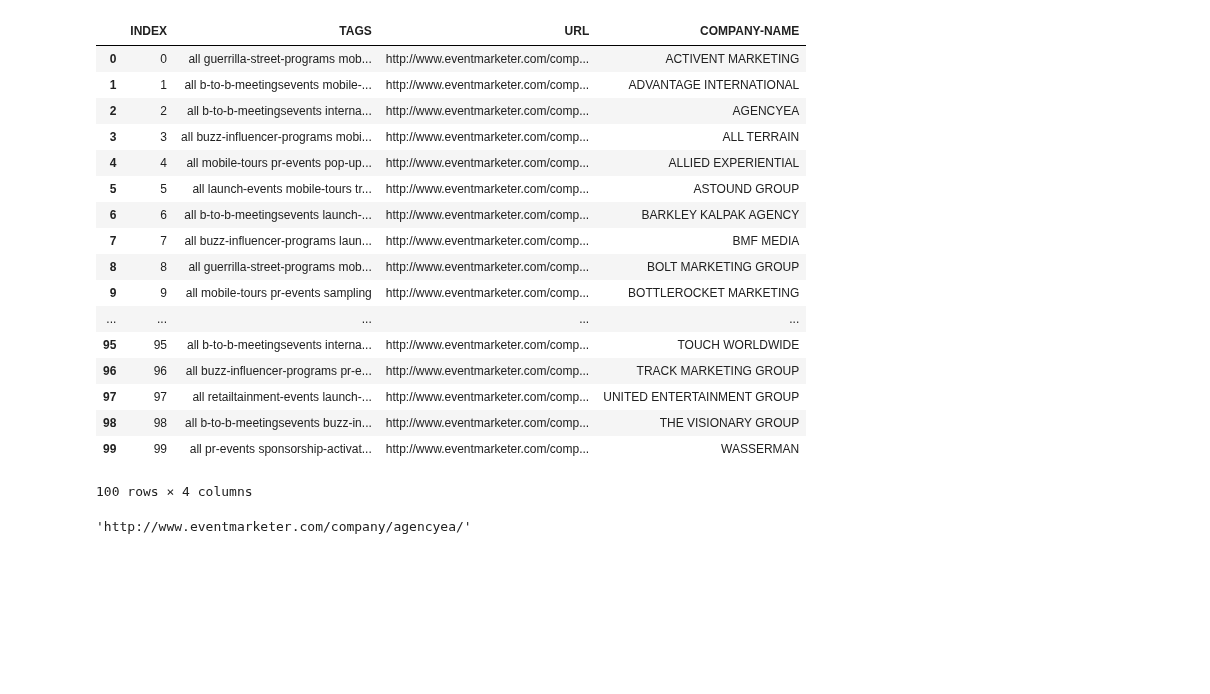
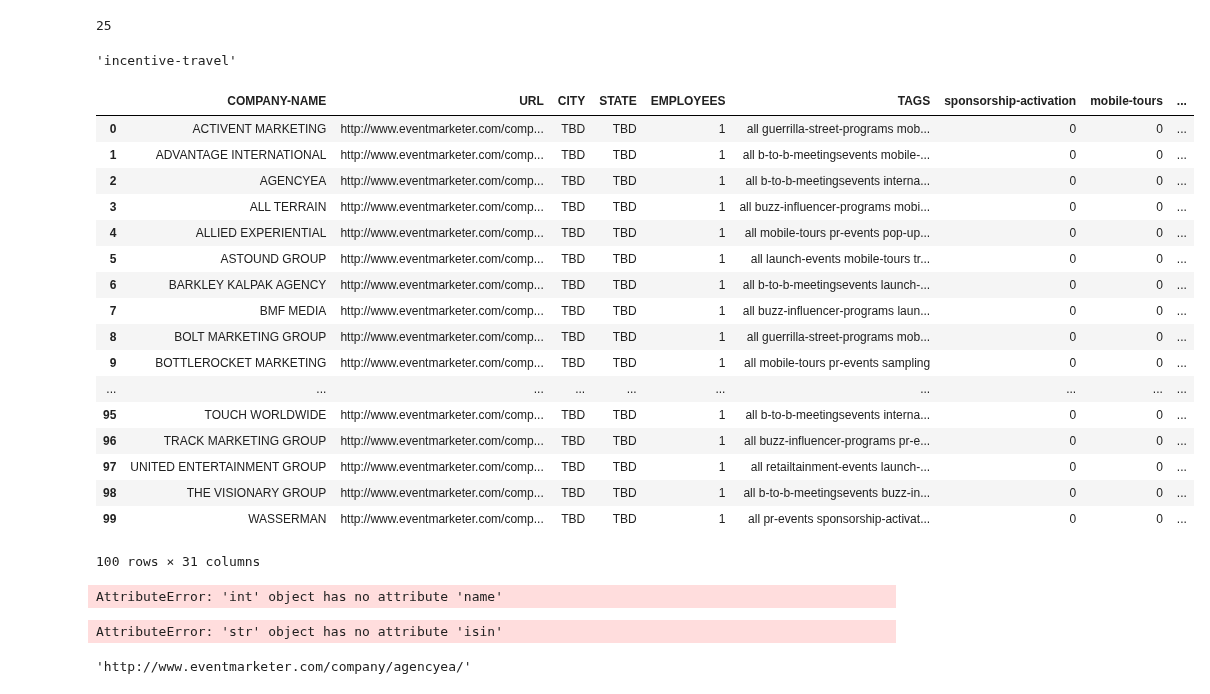
Before and after one commit to xthomas/dataviz, a Jupyter notebook: eventmarketer/IT List URLs.ipynb, the cells around one changed output. Saved outputs shown, nothing was run; the diff lists cells and outputs as text; code cells hidden in the pictures; blank space fills up the shorter version.

Commit message:
Wasted an hour trying to figure out how to fill the columns

```diff
--- a/eventmarketer/IT List URLs.ipynb
+++ b/eventmarketer/IT List URLs.ipynb
@@ -7,0 +30,8 @@ import urllib
+# %%
+len(types)
+# %% [output]
+25
+# %%
+types[24]
+# %% [output]
+'incentive-travel'
@@ -13,25 +50,33 @@ def tagSeries(x):
     for tag in tags:
         activation_types.append(tag)
 # %%
-raw='./data/it-list.csv'
+raw='./data/it-list-2.csv'
 df = pd.read_csv(raw)
 df
 # %% [output]
-|  | INDEX | TAGS | URL | COMPANY-NAME |
-| 0 | 0 | all guerrilla-street-programs mob... | http://www.eventmarketer.com/comp... | ACTIVENT MARKETING |
-| 1 | 1 | all b-to-b-meetingsevents mobile-... | http://www.eventmarketer.com/comp... | ADVANTAGE INTERNATIONAL |
-| 2 | 2 | all b-to-b-meetingsevents interna... | http://www.eventmarketer.com/comp... | AGENCYEA |
-| 3 | 3 | all buzz-influencer-programs mobi... | http://www.eventmarketer.com/comp... | ALL TERRAIN |
-| 4 | 4 | all mobile-tours pr-events pop-up... | http://www.eventmarketer.com/comp... | ALLIED EXPERIENTIAL |
-| 5 | 5 | all launch-events mobile-tours tr... | http://www.eventmarketer.com/comp... | ASTOUND GROUP |
-| 6 | 6 | all b-to-b-meetingsevents launch-... | http://www.eventmarketer.com/comp... | BARKLEY KALPAK AGENCY |
-| 7 | 7 | all buzz-influencer-programs laun... | http://www.eventmarketer.com/comp... | BMF MEDIA |
-| 8 | 8 | all guerrilla-street-programs mob... | http://www.eventmarketer.com/comp... | BOLT MARKETING GROUP |
-| 9 | 9 | all mobile-tours pr-events sampling | http://www.eventmarketer.com/comp... | BOTTLEROCKET MARKETING |
-| ... | ... | ... | ... | ... |
-| 95 | 95 | all b-to-b-meetingsevents interna... | http://www.eventmarketer.com/comp... | TOUCH WORLDWIDE |
-| 96 | 96 | all buzz-influencer-programs pr-e... | http://www.eventmarketer.com/comp... | TRACK MARKETING GROUP |
-| 97 | 97 | all retailtainment-events launch-... | http://www.eventmarketer.com/comp... | UNITED ENTERTAINMENT GROUP |
-| 98 | 98 | all b-to-b-meetingsevents buzz-in... | http://www.eventmarketer.com/comp... | THE VISIONARY GROUP |
-| 99 | 99 | all pr-events sponsorship-activat... | http://www.eventmarketer.com/comp... | WASSERMAN |
+|  | COMPANY-NAME | URL | CITY | STATE | EMPLOYEES | TAGS | sponsorship-activation | mobile-tours | ... |
+| 0 | ACTIVENT MARKETING | http://www.eventmarketer.com/comp... | TBD | TBD | 1 | all guerrilla-street-programs mob... | 0 | 0 | ... |
+| 1 | ADVANTAGE INTERNATIONAL | http://www.eventmarketer.com/comp... | TBD | TBD | 1 | all b-to-b-meetingsevents mobile-... | 0 | 0 | ... |
+| 2 | AGENCYEA | http://www.eventmarketer.com/comp... | TBD | TBD | 1 | all b-to-b-meetingsevents interna... | 0 | 0 | ... |
+| 3 | ALL TERRAIN | http://www.eventmarketer.com/comp... | TBD | TBD | 1 | all buzz-influencer-programs mobi... | 0 | 0 | ... |
+| 4 | ALLIED EXPERIENTIAL | http://www.eventmarketer.com/comp... | TBD | TBD | 1 | all mobile-tours pr-events pop-up... | 0 | 0 | ... |
+| 5 | ASTOUND GROUP | http://www.eventmarketer.com/comp... | TBD | TBD | 1 | all launch-events mobile-tours tr... | 0 | 0 | ... |
+| 6 | BARKLEY KALPAK AGENCY | http://www.eventmarketer.com/comp... | TBD | TBD | 1 | all b-to-b-meetingsevents launch-... | 0 | 0 | ... |
+| 7 | BMF MEDIA | http://www.eventmarketer.com/comp... | TBD | TBD | 1 | all buzz-influencer-programs laun... | 0 | 0 | ... |
+| 8 | BOLT MARKETING GROUP | http://www.eventmarketer.com/comp... | TBD | TBD | 1 | all guerrilla-street-programs mob... | 0 | 0 | ... |
+| 9 | BOTTLEROCKET MARKETING | http://www.eventmarketer.com/comp... | TBD | TBD | 1 | all mobile-tours pr-events sampling | 0 | 0 | ... |
+| ... | ... | ... | ... | ... | ... | ... | ... | ... | ... |
+| 95 | TOUCH WORLDWIDE | http://www.eventmarketer.com/comp... | TBD | TBD | 1 | all b-to-b-meetingsevents interna... | 0 | 0 | ... |
+| 96 | TRACK MARKETING GROUP | http://www.eventmarketer.com/comp... | TBD | TBD | 1 | all buzz-influencer-programs pr-e... | 0 | 0 | ... |
+| 97 | UNITED ENTERTAINMENT GROUP | http://www.eventmarketer.com/comp... | TBD | TBD | 1 | all retailtainment-events launch-... | 0 | 0 | ... |
+| 98 | THE VISIONARY GROUP | http://www.eventmarketer.com/comp... | TBD | TBD | 1 | all b-to-b-meetingsevents buzz-in... | 0 | 0 | ... |
+| 99 | WASSERMAN | http://www.eventmarketer.com/comp... | TBD | TBD | 1 | all pr-events sponsorship-activat... | 0 | 0 | ... |
-100 rows × 4 columns
+100 rows × 31 columns
+# %%
+df['mobile-tours'].apply(marker)
+# %% [output]
+AttributeError: 'int' object has no attribute 'name'
+# %%
+df['mobile-tours'].name.isin(types)
+# %% [output]
+AttributeError: 'str' object has no attribute 'isin'
```
Also changed, not shown: parts of 4 cells of this notebook, 1 other file.
